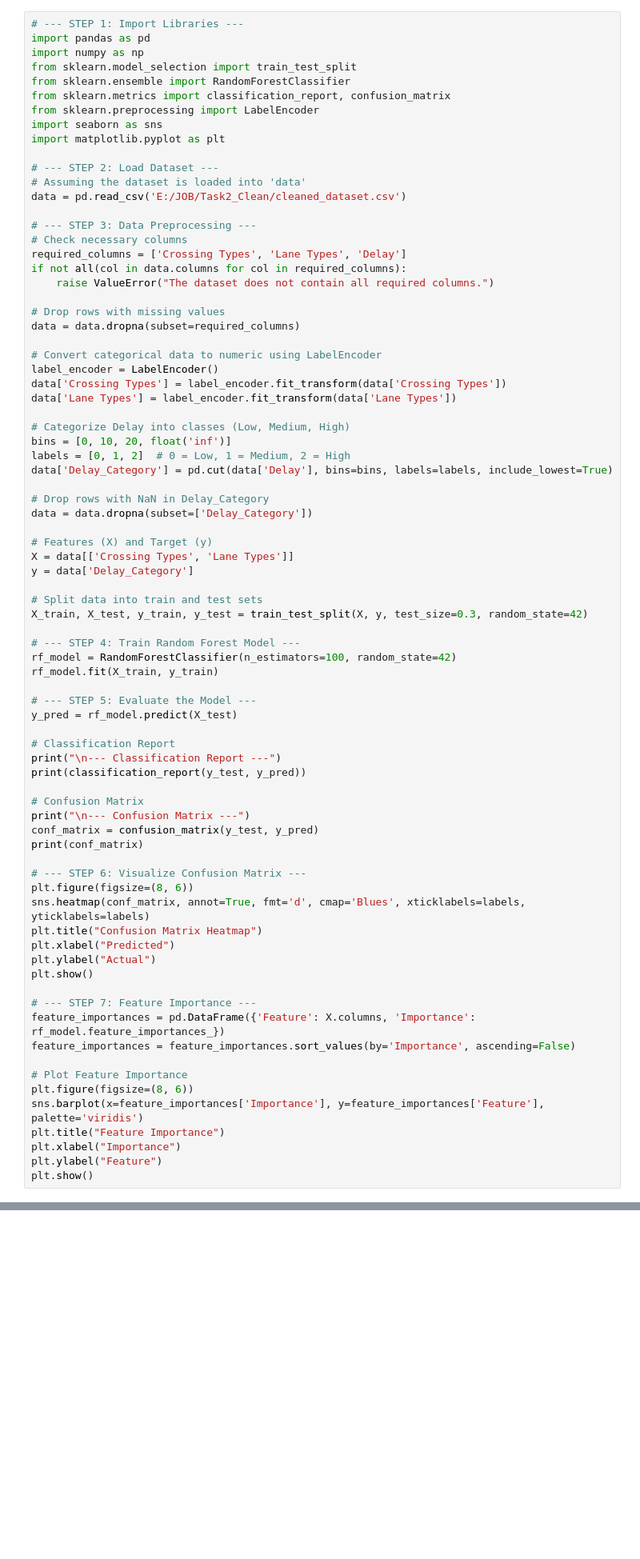
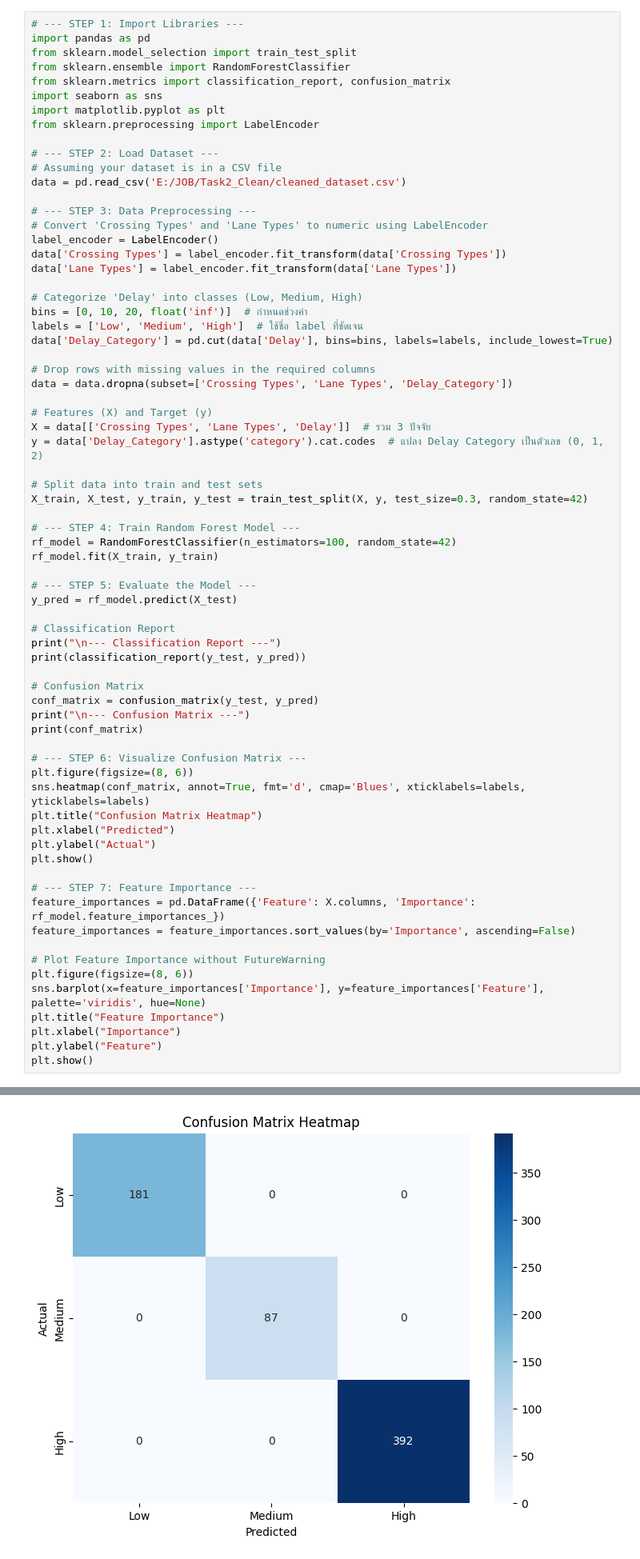
Before and after one commit to mindctd/Task2_Clean, a Jupyter notebook: Stat.ipynb, the cells around one changed output, grey strips where cells are left out. Shown at 80% size. Cells and saved outputs as stored; diff of their text form; blank space fills up the shorter version.

```diff
--- a/Stat.ipynb
+++ b/Stat.ipynb
@@ -82,43 +31,34 @@ plt.show()
 # %%
 # --- STEP 1: Import Libraries ---
 import pandas as pd
-import numpy as np
 from sklearn.model_selection import train_test_split
 from sklearn.ensemble import RandomForestClassifier
 from sklearn.metrics import classification_report, confusion_matrix
-from sklearn.preprocessing import LabelEncoder
 import seaborn as sns
 import matplotlib.pyplot as plt
+from sklearn.preprocessing import LabelEncoder
 
 # --- STEP 2: Load Dataset ---
-# Assuming the dataset is loaded into 'data'
+# Assuming your dataset is in a CSV file
 data = pd.read_csv('E:/JOB/Task2_Clean/cleaned_dataset.csv')
 
 # --- STEP 3: Data Preprocessing ---
-# Check necessary columns
-required_columns = ['Crossing Types', 'Lane Types', 'Delay']
-if not all(col in data.columns for col in required_columns):
-    raise ValueError("The dataset does not contain all required columns.")
-
-# Drop rows with missing values
-data = data.dropna(subset=required_columns)
-
-# Convert categorical data to numeric using LabelEncoder
+# Convert 'Crossing Types' and 'Lane Types' to numeric using LabelEncoder
 label_encoder = LabelEncoder()
 data['Crossing Types'] = label_encoder.fit_transform(data['Crossing Types'])
 data['Lane Types'] = label_encoder.fit_transform(data['Lane Types'])
 
-# Categorize Delay into classes (Low, Medium, High)
-bins = [0, 10, 20, float('inf')]
-labels = [0, 1, 2]  # 0 = Low, 1 = Medium, 2 = High
+# Categorize 'Delay' into classes (Low, Medium, High)
+bins = [0, 10, 20, float('inf')]  # กำหนดช่วงค่า
+labels = ['Low', 'Medium', 'High']  # ใช้ชื่อ label ที่ชัดเจน
 data['Delay_Category'] = pd.cut(data['Delay'], bins=bins, labels=labels, include_lowest=True)
 
-# Drop rows with NaN in Delay_Category
-data = data.dropna(subset=['Delay_Category'])
+# Drop rows with missing values in the required columns
+data = data.dropna(subset=['Crossing Types', 'Lane Types', 'Delay_Category'])
 
 # Features (X) and Target (y)
-X = data[['Crossing Types', 'Lane Types']]
-y = data['Delay_Category']
+X = data[['Crossing Types', 'Lane Types', 'Delay']]  # รวม 3 ปัจจัย
+y = data['Delay_Category'].astype('category').cat.codes  # แปลง Delay Category เป็นตัวเลข (0, 1, 2)
 
 # Split data into train and test sets
 X_train, X_test, y_train, y_test = train_test_split(X, y, test_size=0.3, random_state=42)
@@ -135,8 +75,8 @@ print("\n--- Classification Report ---")
 print(classification_report(y_test, y_pred))
 
 # Confusion Matrix
+conf_matrix = confusion_matrix(y_test, y_pred)
 print("\n--- Confusion Matrix ---")
-conf_matrix = confusion_matrix(y_test, y_pred)
 print(conf_matrix)
 
 # --- STEP 6: Visualize Confusion Matrix ---
@@ -151,10 +91,11 @@ plt.show()
 feature_importances = pd.DataFrame({'Feature': X.columns, 'Importance': rf_model.feature_importances_})
 feature_importances = feature_importances.sort_values(by='Importance', ascending=False)
 
-# Plot Feature Importance
+# Plot Feature Importance without FutureWarning
 plt.figure(figsize=(8, 6))
-sns.barplot(x=feature_importances['Importance'], y=feature_importances['Feature'], palette='viridis')
+sns.barplot(x=feature_importances['Importance'], y=feature_importances['Feature'], palette='viridis', hue=None)
 plt.title("Feature Importance")
 plt.xlabel("Importance")
 plt.ylabel("Feature")
 plt.show()
+# %% [output]
@@ -160,0 +118 @@ plt.show()
+[figure, added]
```
Also changed, not shown: parts of 9 cells of this notebook.
